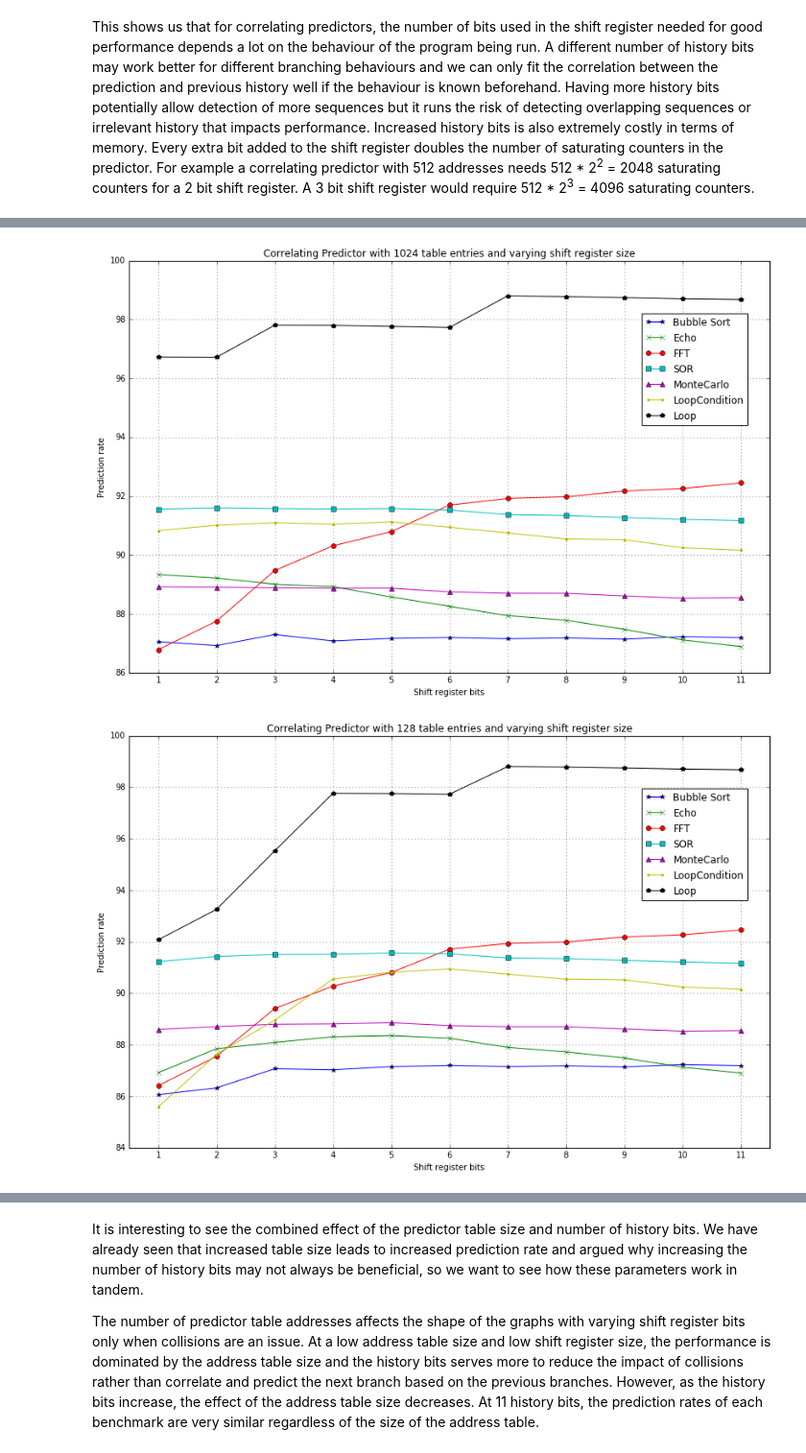
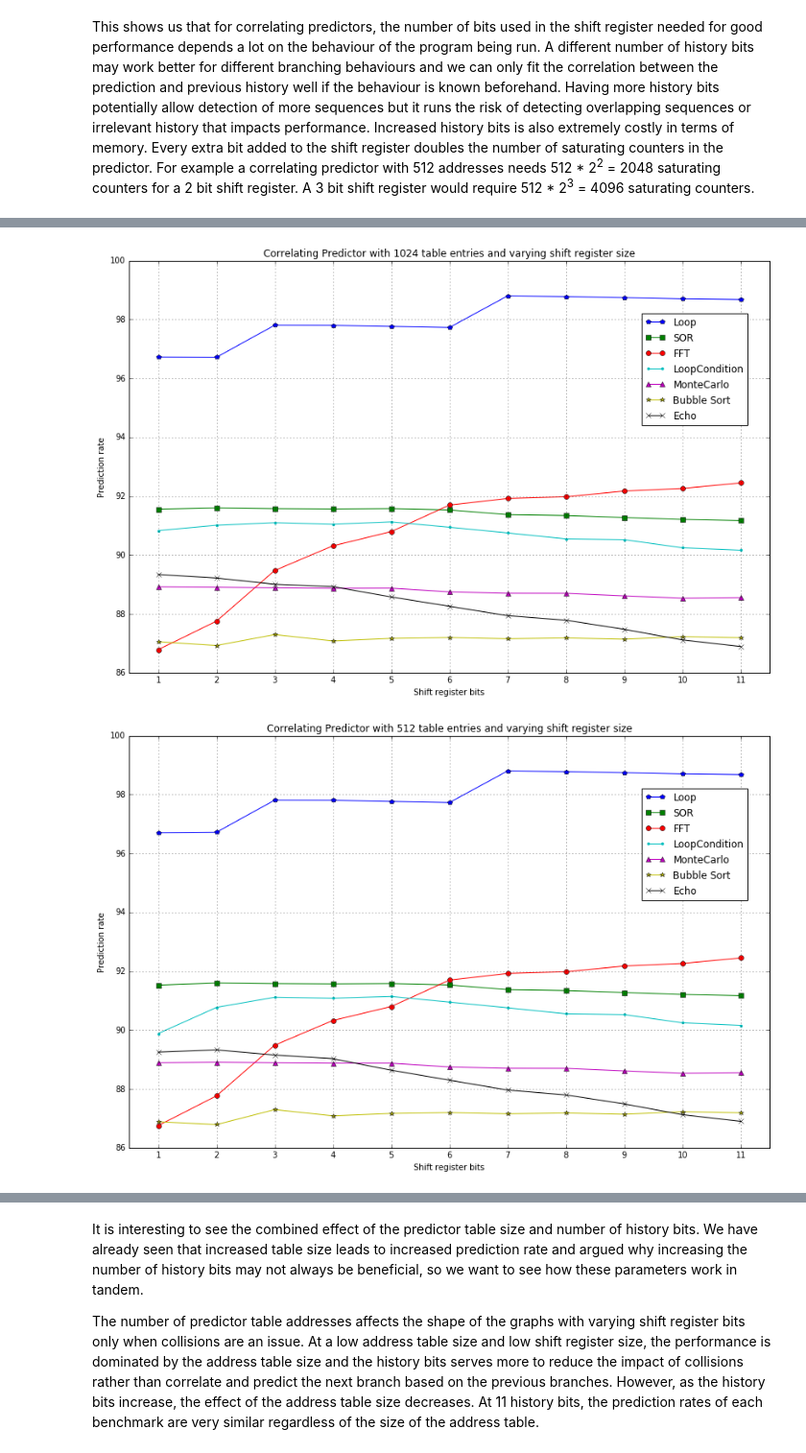
Before and after one commit to 12yuens2/branch-prediction, a Jupyter notebook: CS4202 Branch Prediction Practical.ipynb, the cells around one changed output, grey strips where cells are left out. Shown at 96% size. Drawn from its saved outputs; the diff is of its cells as text; code cells hidden in the pictures.

```diff
--- a/CS4202 Branch Prediction Practical.ipynb
+++ b/CS4202 Branch Prediction Practical.ipynb
@@ -360,8 +350,7 @@ def correlating_experiment_history_bits(bits):
 
     return experiment
 
-cp_experiment_16_addresses = correlating_experiment_history_bits(4)
-cp_experiment_128_addresses = correlating_experiment_history_bits(7)
+cp_experiment_64_addresses = correlating_experiment_history_bits(6)
 cp_experiment_512_addresses = correlating_experiment_history_bits(9)
 cp_experiment_1024_addresses = correlating_experiment_history_bits(10)
 cp_experiment_2048_addresses = correlating_experiment_history_bits(11)
@@ -387,28 +376,27 @@ Because `Echo` has no loops and is a short execution trace, it has a sharper los
 
 This shows us that for correlating predictors, the number of bits used in the shift register needed for good performance depends a lot on the behaviour of the program being run. A different number of history bits may work better for different branching behaviours and we can only fit the correlation between the prediction and previous history well if the behaviour is known beforehand. Having more history bits potentially allow detection of more sequences but it runs the risk of detecting overlapping sequences or irrelevant history that impacts performance. Increased history bits is also extremely costly in terms of memory. Every extra bit added to the shift register doubles the number of saturating counters in the predictor. For example a correlating predictor with 512 addresses needs 512 \* 2<sup>2</sup> = 2048 saturating counters for a 2 bit shift register. A 3 bit shift register would require 512 \* 2<sup>3</sup> = 4096 saturating counters.
 # %%
-cp_2048_addresses_graph = plot_graph("Correlating Predictor with 2048 table entries and varying shift register size",
-                                    [data for _, data in cp_experiment_2048_addresses.items()],
+cp_64_addresses_graph = plot_graph("Correlating Predictor with 64 table entries and varying shift register size",
+                                    [data for _, data in cp_experiment_64_addresses.items()],
+                                    xlabel="Shift register bits", xticks=[1,2,3,4,5,6,7,8,9,10,11])
+plt.legend(loc="lower right")
+cp_512_addresses_graph = plot_graph("Correlating Predictor with 512 table entries and varying shift register size",
+                                    [data for _, data in cp_experiment_512_addresses.items()],
                                     xlabel="Shift register bits", xticks=[1,2,3,4,5,6,7,8,9,10,11])
 plt.legend(loc=(0.8,0.6))
 cp_1024_addresses_graph = plot_graph("Correlating Predictor with 1024 table entries and varying shift register size",
                                     [data for _, data in cp_experiment_1024_addresses.items()],
                                     xlabel="Shift register bits", xticks=[1,2,3,4,5,6,7,8,9,10,11])
 plt.legend(loc=(0.8,0.6))
-cp_128_addresses_graph = plot_graph("Correlating Predictor with 128 table entries and varying shift register size",
-                                    [data for _, data in cp_experiment_128_addresses.items()],
+cp_2048_addresses_graph = plot_graph("Correlating Predictor with 2048 table entries and varying shift register size",
+                                    [data for _, data in cp_experiment_2048_addresses.items()],
                                     xlabel="Shift register bits", xticks=[1,2,3,4,5,6,7,8,9,10,11])
 plt.legend(loc=(0.8,0.6))
-cp_16_addresses_graph = plot_graph("Correlating Predictor with 16 table entries and varying shift register size",
-                                    [data for _, data in cp_experiment_16_addresses.items()],
-                                    xlabel="Shift register bits", xticks=[1,2,3,4,5,6,7,8,9,10,11])
-plt.legend(loc="lower right")
 
-cp_16_addresses_graph.plot()
-cp_128_addresses_graph.plot()
+cp_64_addresses_graph.plot()
+cp_512_addresses_graph.plot()
 cp_1024_addresses_graph.plot()
 cp_2048_addresses_graph.plot()
 
-
 plt.show()
 # %% [output]
@@ -416,2 +404,2 @@ plt.show()
-[figure, old version]
+[figure, new version]
-[figure, old version]
+[figure, new version]
```
Also changed, not shown: parts of 21 cells of this notebook, 2 other files.
